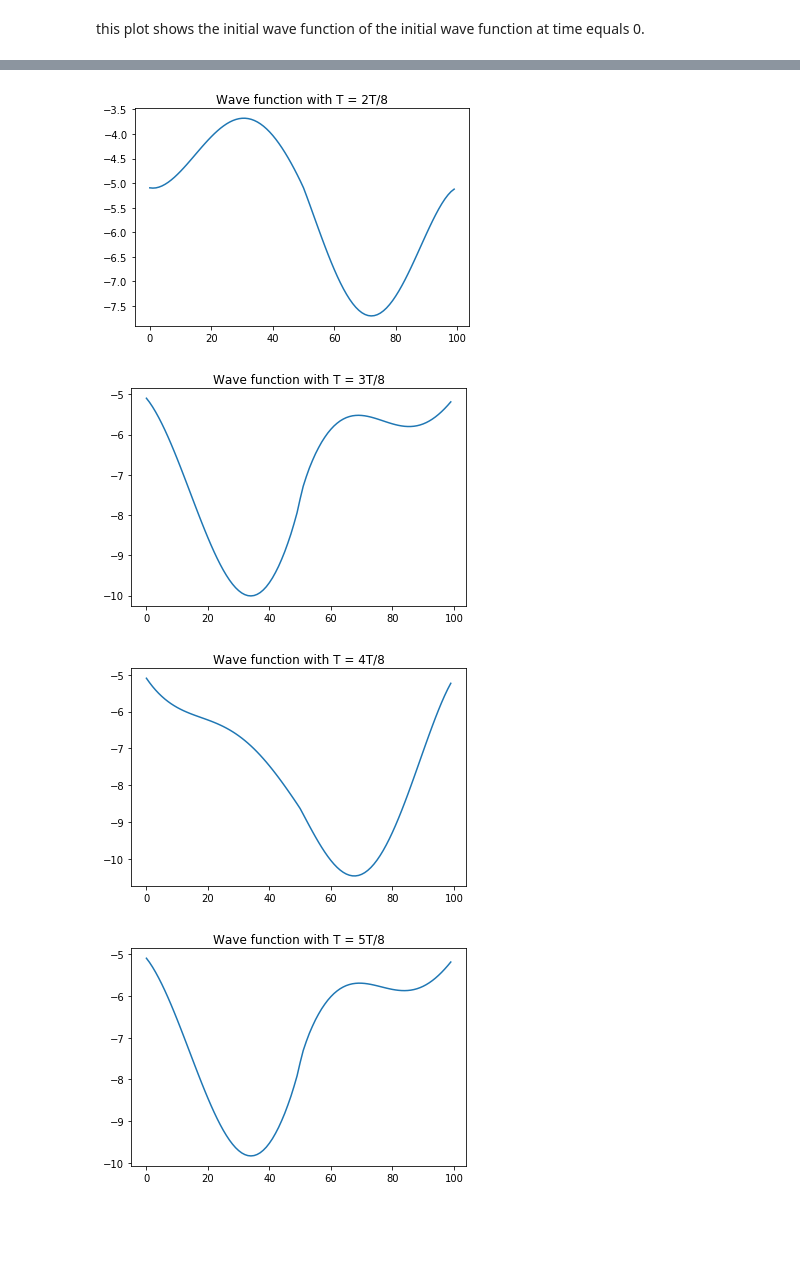
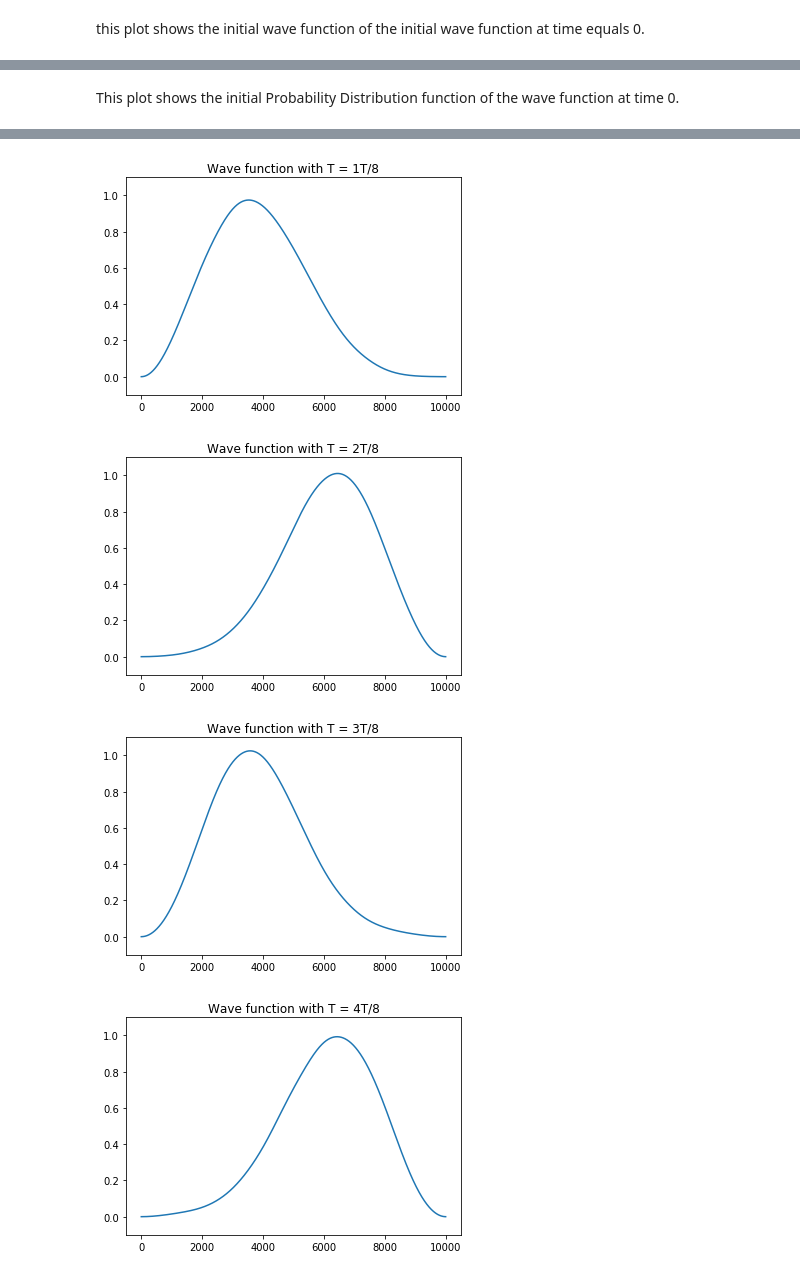
Before and after one commit to Cliftonz/Quantum-Visualizations, a Jupyter notebook: Project/ZQMProject.ipynb, the cells around one changed output, grey strips where cells are left out. Cells and saved outputs as stored; diff of their text form; code cells hidden in the pictures; blank space fills up the shorter version.

```diff
--- a/Project/ZQMProject.ipynb
+++ b/Project/ZQMProject.ipynb
@@ -14,7 +14,7 @@ pi2 = math.pow(math.pi, 2)
 m = 1
 a = 1
 
-omega = pi2*h / 2 * m * math.pow(a,2)
+omega = (pi2*h )/ (2 * m * math.pow(a,2))
 T = 2 * math.pi / omega
 # %%
 A = (1/math.pow(a, 3/2)) * (math.sqrt((12*pi2)/2*pi2-3))
@@ -31,3 +31,14 @@ plt.show()
 [figure]
 # %% [markdown]
 this plot shows the initial wave function of the initial wave function at time equals 0.
+# %%
+phixPD0 = []
+
+for x in np.arange(0, 1, .0001 ):
+    phixPD0.append((math.pow(A,2)*
+                   math.pow(x,2) *
+                   math.pow(math.sin((math.pi * x) /a),2))/200)
+
+plt.plot(phixPD0)
+plt.title("Initial Probability distribution function")
+plt.show()
@@ -34,38 +47,48 @@ this plot shows the initial wave function of the initial wave function at time e
+# %% [markdown]
+This plot shows the initial Probability Distribution function of the wave function at time 0.
 # %%
 alpha = (1/2) * math.sqrt((6*pi2)/(2*pi2 - 3)) * math.sqrt(2/a)
 
 beta = (1/pi2) * math.sqrt((24*pi2)/(2*pi2 -3)) * math.sqrt(2/a)
 
-def sum1 ( pos, t):
+TotalSteps = 8
+
+def a2 (pos1,time1):
+    return math.pow((alpha * math.sin((math.pi*pos1)/a) *
+                     math.cos(omega*(time1/TotalSteps))-
+                     beta * sum1(pos1,time1)),2)
+
+def sum1 ( pos, time):
     sum1 = 0
-    for n in range(0,200,2):
-        sum1 += ((1/(n-1) ** 2) - (1/(n-1) ** 2) *
-                math.sin((math.pi*pos)/a) *
-                math.sin((math.pi*pos *n)/a) * math.cos(omega * (t/8)) *
-                math.cos(n**2 * omega * t))
+    for n in range(2,20,2):
+        sum1 += ((1/(math.pow((n-1), 2)) - (1/(math.pow((n+1), 2))))*
+                math.sin((math.pi*pos *n)/a) *
+                math.cos(math.pow(n,2) * omega * (time/TotalSteps)))
     return sum1
 
-def sum2 (pos,t):
+def b2 (pos2, time2):
+    return math.pow((alpha * math.sin((math.pi*pos2)/a) *
+                     math.sin(omega *(time2/TotalSteps))
+                     + beta * sum2(pos2,time2)),2)
+
+def sum2 (pos,time):
     sum2 = 0
-    for n in range(0,200,2):
-        sum2 += ((1/(n-1) ** 2) - (1/(n-1) ** 2) *
-                (math.sin((n*math.pi * pos)/a)**2) *
-                (math.cos(n**2 *omega * t) )**2)
+    for n in range(2,20,2):
+        sum2 += ((1/(math.pow((n-1), 2)) - (1/(math.pow((n+1), 2))))*
+                (math.sin(n*math.pi * pos)/a) *
+                (math.sin(math.pow(n,2) *omega * (time/TotalSteps))))
     return sum2
 
-for t in range(1,9):
+for t in range(TotalSteps+1):
     phiPD = []
-    for x in np.arange(0, 1, .0001 ):
-        phiPD.append( 2 *((alpha**2) * math.sin((math.pi*x)/a) *
-                          math.cos(omega * (t*T/8)) -
-                          2*alpha*beta * sum1(x,t*T/8) +
-                          beta**2 * sum2(x, t*T/8)))
+    for x in np.arange(0, a, .0001 ):
+        phiPD.append((a2(x,t)+ b2(x,t))/2.5)
 
     #ax = fig.add_subplot(Rows,Cols,Position[t])
     #ax.plot(x,x%2)
 
     plt.plot(phiPD)
-    plt.title("Wave function with T = " + str(t) + "T/8");
+    plt.ylim(-0.1,1.1)
+    plt.title("Wave function with T = " + str(t) + "T/" + str(TotalSteps))
     plt.show()
-#plt.show()
 # %% [output]
@@ -73,4 +96,4 @@ for t in range(1,9):
-[figure, old version]
+[figure, new version]
-[figure, old version]
+[figure, new version]
-[figure, old version]
+[figure, new version]
-[figure, old version]
+[figure, new version]
```
Also changed, not shown: parts of 9 cells of this notebook, 2 other files.
